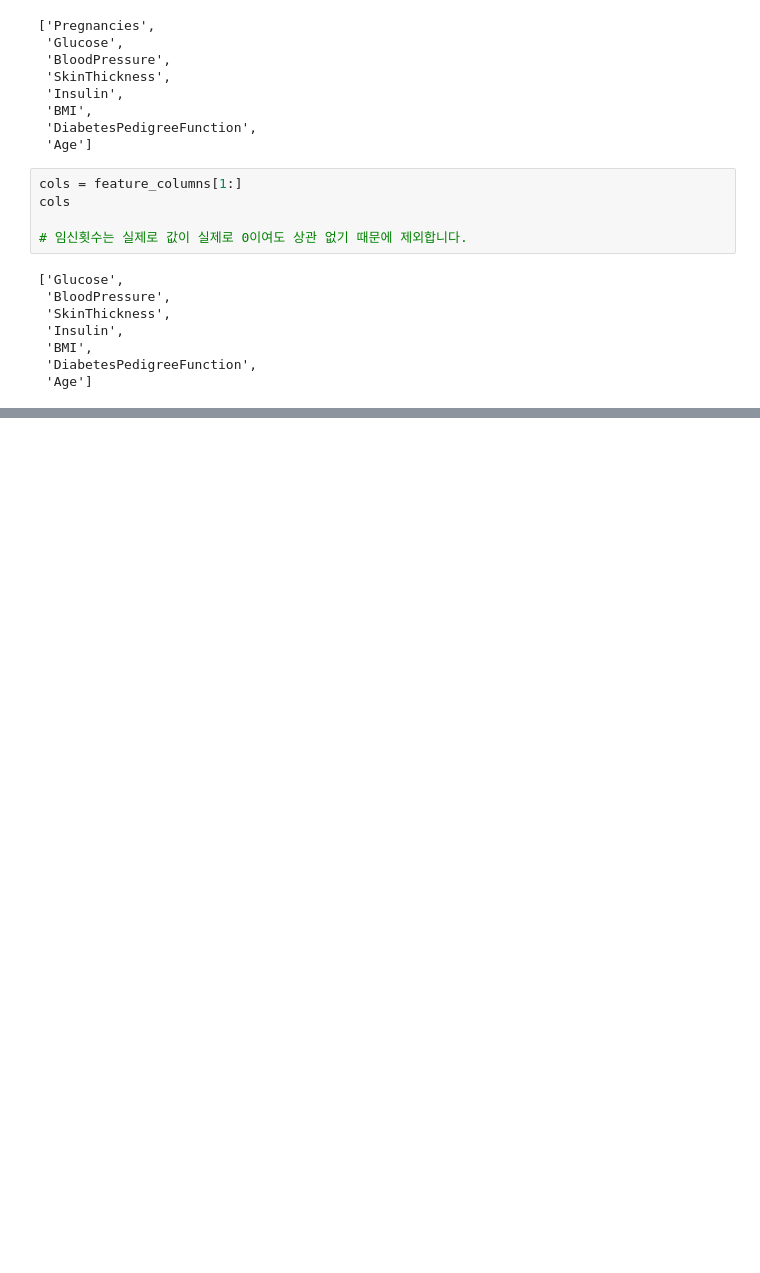
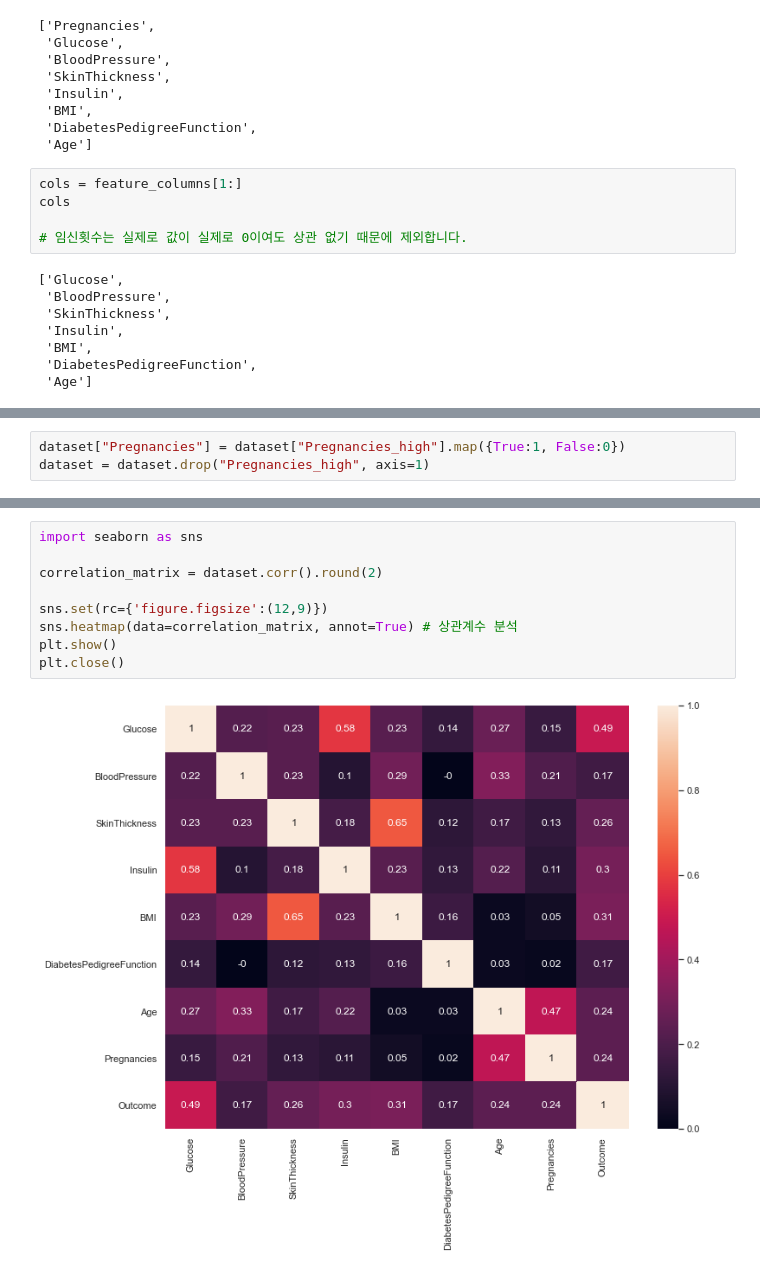
Before and after one commit to hyunwoongko/bigdata-lecture, a Jupyter notebook: _notebooks/05_02_의사결정_트리.ipynb, the cells around one changed output, grey strips where cells are left out. Cells and saved outputs as stored; diff of their text form; blank space fills up the shorter version.

```diff
--- a/_notebooks/05_02_의사결정_트리.ipynb
+++ b/_notebooks/05_02_의사결정_트리.ipynb
@@ -402,0 +516,3 @@ Age와 DiabetesPedigreeFunction는 0인 데이터가 없고, 나머지는 0인
+# %%
+dataset["Pregnancies"] = dataset["Pregnancies_high"].map({True:1, False:0})
+dataset = dataset.drop("Pregnancies_high", axis=1)
@@ -402,0 +549,11 @@ Age와 DiabetesPedigreeFunction는 0인 데이터가 없고, 나머지는 0인
+# %%
+import seaborn as sns
+
+correlation_matrix = dataset.corr().round(2)
+
+sns.set(rc={'figure.figsize':(12,9)})
+sns.heatmap(data=correlation_matrix, annot=True) # 상관계수 분석
+plt.show()
+plt.close()
+# %% [output]
+[figure, added]
```
Also changed, not shown: parts of 30 cells of this notebook.
